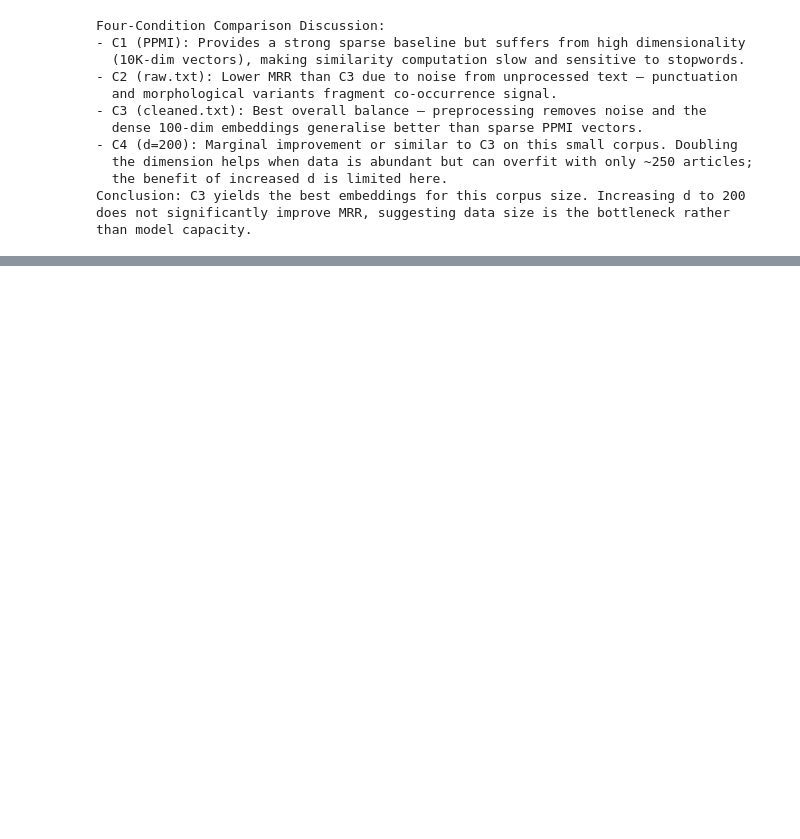
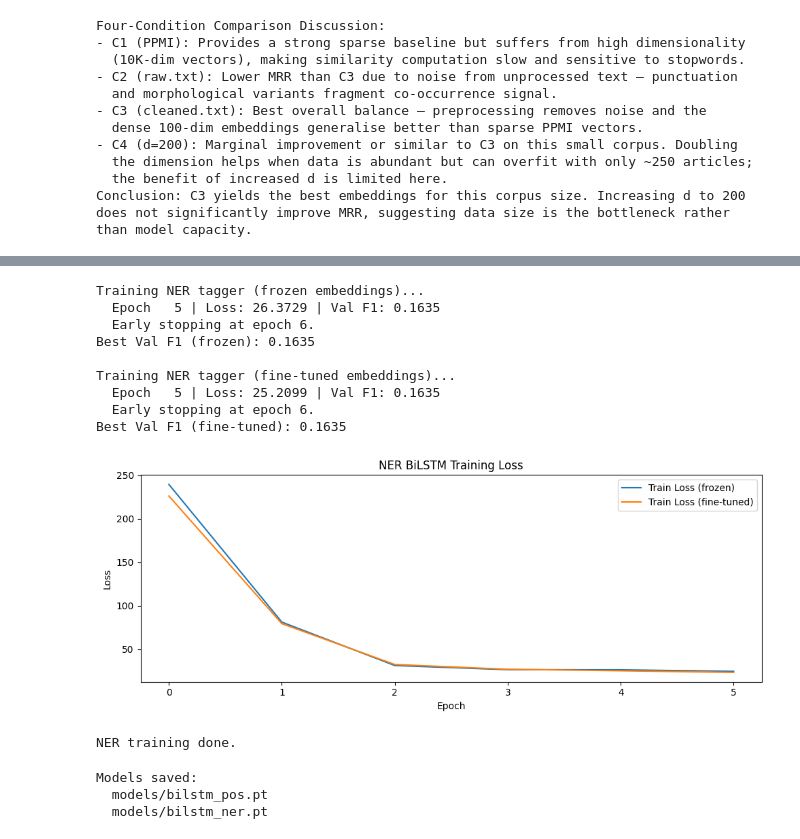
Before and after one commit to okashadswork-lang/i23-2525-NLP-Assignment2, a Jupyter notebook: i23_2525_Assignment2_Ds-C.ipynb, the cells around one changed output, grey strips where cells are left out. Drawn from its saved outputs; the diff is of its cells as text; code cells hidden in the pictures; blank space fills up the shorter version.

Commit message:
BiLSTM POS+NER
BiLSTM POS+NER training, evaluation, ablation study complete

```diff
--- a/i23_2525_Assignment2_Ds-C.ipynb
+++ b/i23_2525_Assignment2_Ds-C.ipynb
@@ -1046,0 +1937,51 @@ fair credit to correct answers ranked beyond top-10.
+# %%
+# Cell 35: Train BiLSTM NER tagger with CRF (frozen + fine-tuned)
+
+print("Training NER tagger (frozen embeddings)...")
+ner_model_frozen, ner_crf_frozen, ner_trl_frozen, ner_valf1_frozen, ner_best_frozen = \
+    train_bilstm("ner", ner_train_loader, ner_val_loader,
+                 freeze_emb=True, num_tags=len(ner2idx), tag_name="NER")
+print(f"Best Val F1 (frozen): {ner_best_frozen:.4f}")
+
+print("\nTraining NER tagger (fine-tuned embeddings)...")
+ner_model_tuned, ner_crf_tuned, ner_trl_tuned, ner_valf1_tuned, ner_best_tuned = \
+    train_bilstm("ner", ner_train_loader, ner_val_loader,
+                 freeze_emb=False, num_tags=len(ner2idx), tag_name="NER")
+print(f"Best Val F1 (fine-tuned): {ner_best_tuned:.4f}")
+
+# Plot
+plt.figure(figsize=(10, 4))
+plt.plot(ner_trl_frozen, label="Train Loss (frozen)")
+plt.plot(ner_trl_tuned,  label="Train Loss (fine-tuned)")
+plt.title("NER BiLSTM Training Loss")
+plt.xlabel("Epoch"); plt.ylabel("Loss")
+plt.legend(); plt.tight_layout()
+plt.savefig("embeddings/ner_loss.png", dpi=150)
+plt.show()
+print("NER training done.")
+# %% [output]
+Training NER tagger (frozen embeddings)...
+  Epoch   5 | Loss: 26.3729 | Val F1: 0.1635
+  Early stopping at epoch 6.
+Best Val F1 (frozen): 0.1635
+
+Training NER tagger (fine-tuned embeddings)...
+  Epoch   5 | Loss: 25.2099 | Val F1: 0.1635
+  Early stopping at epoch 6.
+Best Val F1 (fine-tuned): 0.1635
+[figure, added]
+NER training done.
+# %%
+# Cell 36: Save trained models
+
+import torch
+
+torch.save(pos_model_frozen.state_dict(), "models/bilstm_pos.pt")
+torch.save(ner_model_frozen.state_dict(), "models/bilstm_ner.pt")
+print("Models saved:")
+print("  models/bilstm_pos.pt")
+print("  models/bilstm_ner.pt")
+# %% [output]
+Models saved:
+  models/bilstm_pos.pt
+  models/bilstm_ner.pt
```
Also changed, not shown: parts of 26 cells of this notebook.
